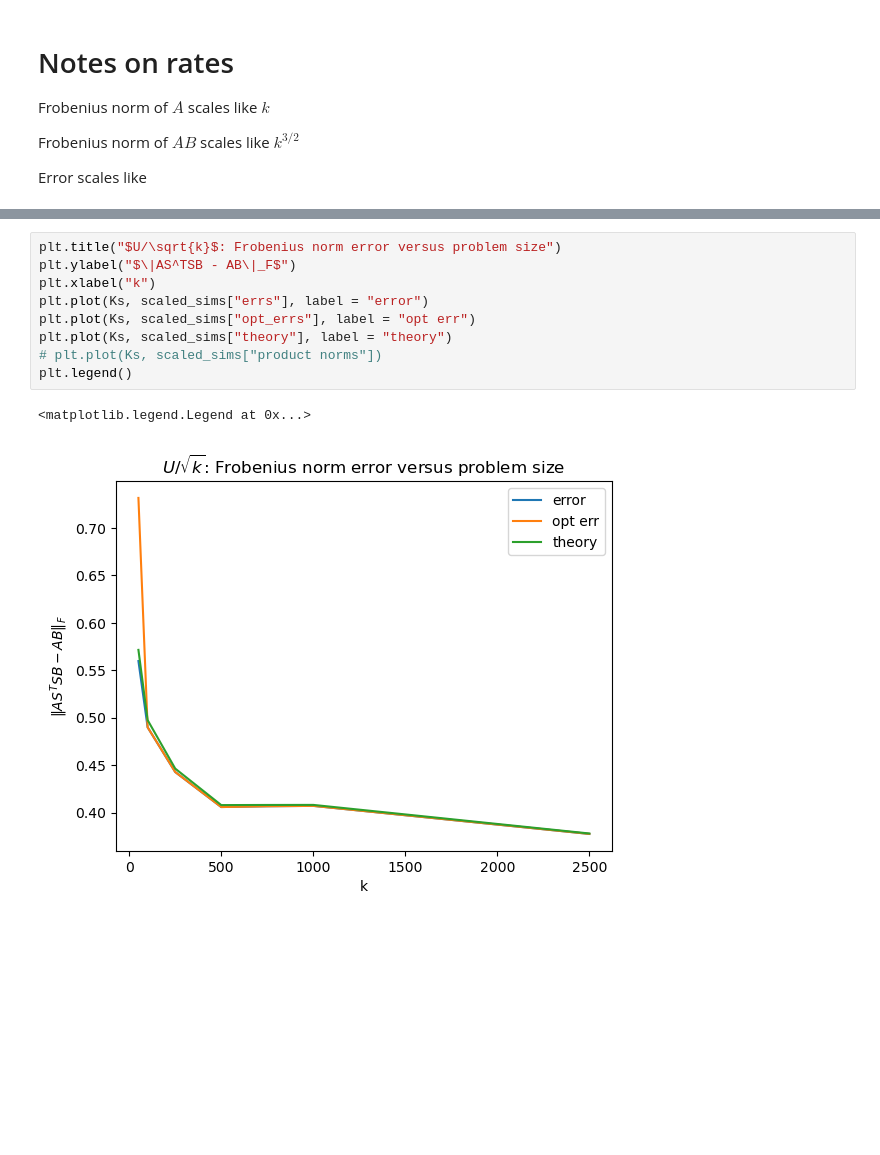
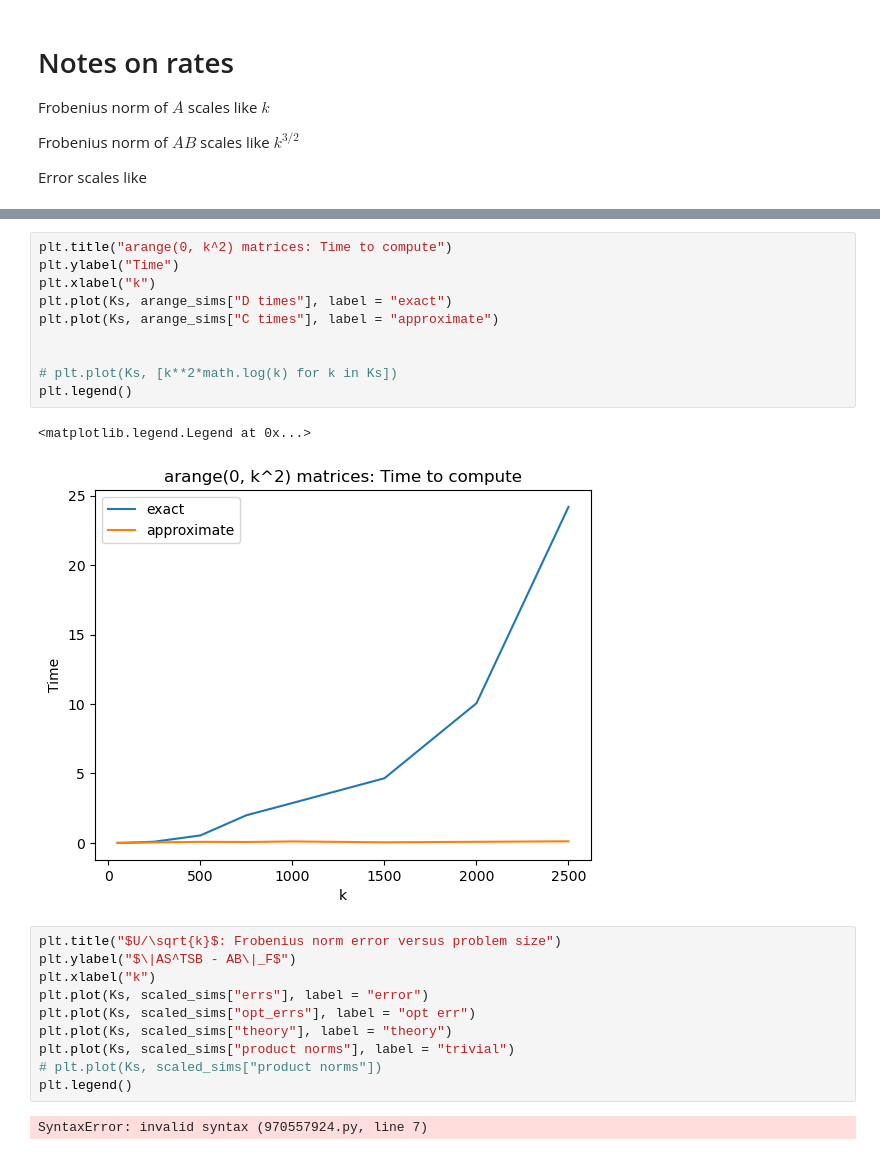
Before and after one commit to bhdsc/rNLA, a Jupyter notebook: matrix_mul.ipynb, the cells around one changed output, grey strips where cells are left out. Saved outputs shown, nothing was run; the diff lists cells and outputs as text; blank space fills up the shorter version.

```diff
--- a/matrix_mul.ipynb
+++ b/matrix_mul.ipynb
@@ -174,3 +202,16 @@ plt.legend()
+# %%
+plt.title("arange(0, k^2) matrices: Time to compute")
+plt.ylabel("Time")
+plt.xlabel("k")
+plt.plot(Ks, arange_sims["D times"], label = "exact")
+plt.plot(Ks, arange_sims["C times"], label = "approximate")
+
+
+# plt.plot(Ks, [k**2*math.log(k) for k in Ks])
+plt.legend()
+# %% [output]
+<matplotlib.legend.Legend at 0x...>
+[figure, added]
 # %%
 plt.title("$U/\sqrt{k}$: Frobenius norm error versus problem size")
 plt.ylabel("$\|AS^TSB - AB\|_F$")
@@ -178,8 +219,8 @@ plt.xlabel("k")
 plt.plot(Ks, scaled_sims["errs"], label = "error")
 plt.plot(Ks, scaled_sims["opt_errs"], label = "opt err")
 plt.plot(Ks, scaled_sims["theory"], label = "theory")
+plt.plot(Ks, scaled_sims["product norms"], label = "trivial")
 # plt.plot(Ks, scaled_sims["product norms"])
 plt.legend()
 # %% [output]
-<matplotlib.legend.Legend at 0x...>
+SyntaxError: invalid syntax (970557924.py, line 7)
-[figure, removed]
```
Also changed, not shown: parts of 10 cells of this notebook.
